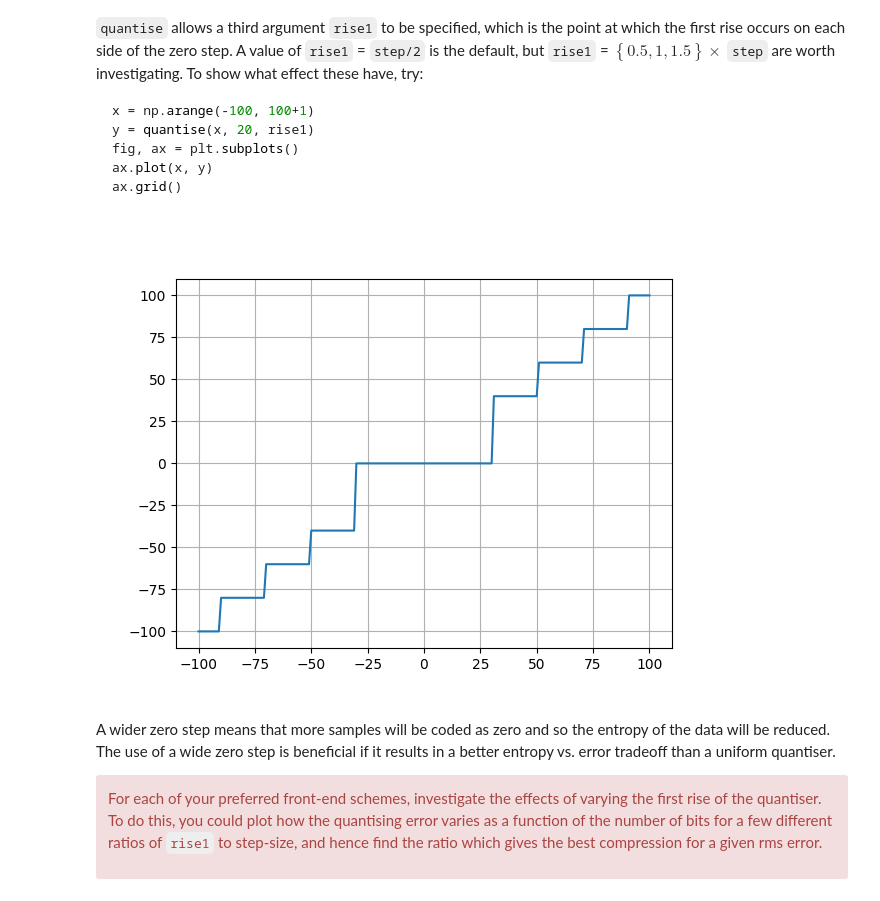
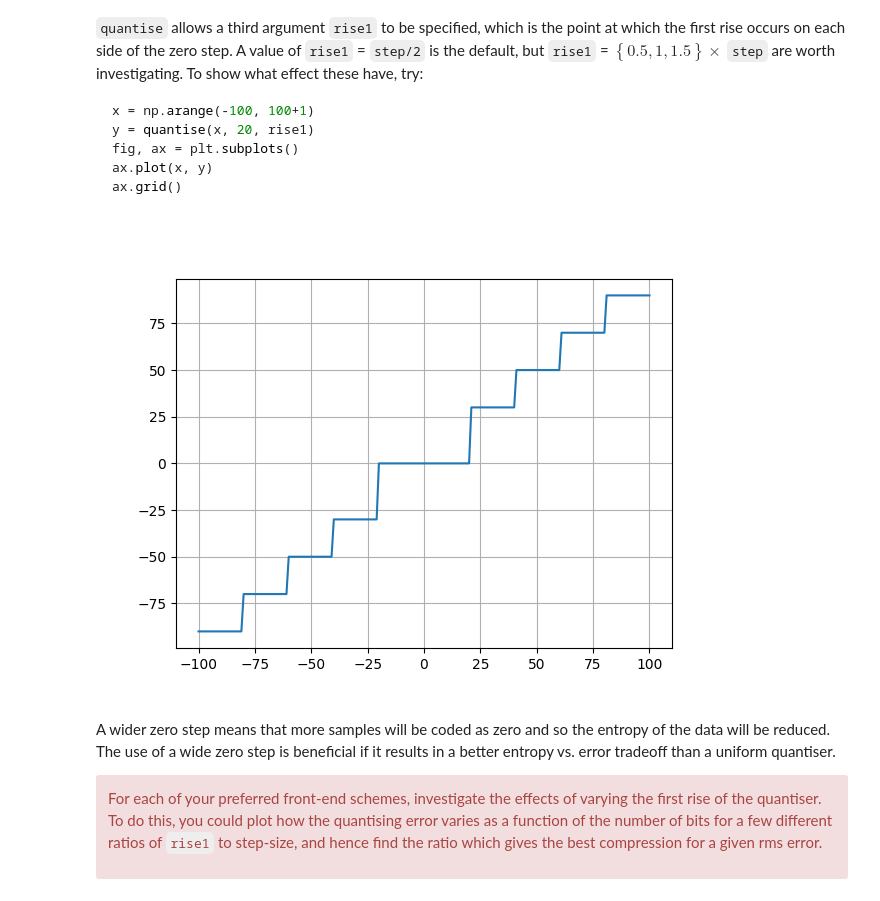
Before and after one commit to sigproc-classrooms/sf2-competition-2023-team-10, a Jupyter notebook: daniel_10-11-selection-centre-clipped.ipynb, the cells around one changed output. Saved outputs shown, nothing was run; the diff lists cells and outputs as text; code cells hidden in the pictures.

```diff
--- a/daniel_10-11-selection-centre-clipped.ipynb
+++ b/daniel_10-11-selection-centre-clipped.ipynb
@@ -122,12 +126,12 @@ ax.grid()
 # %%
 # your code here
 x = np.arange(-100, 100+1)
-y = quantise(x, 20, 1.5)
+y = quantise(x, 20, 1)
 fig, ax = plt.subplots()
 ax.plot(x, y)
 ax.grid()
 # %% [output]
-[figure, old version]
+[figure, new version]
 # %% [markdown]
 A wider zero step means that more samples will be coded as zero and so the
 entropy of the data will be reduced.  The use of a wide zero step is
```
Also changed, not shown: parts of 5 cells of this notebook, 9 other files.
